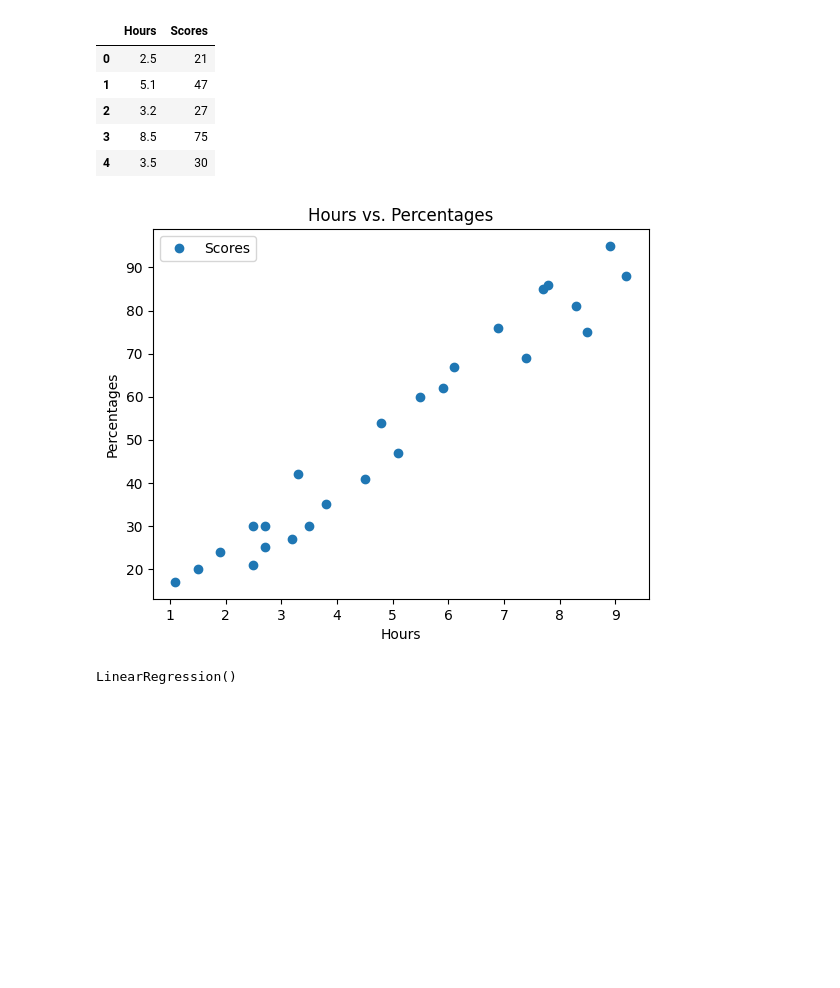
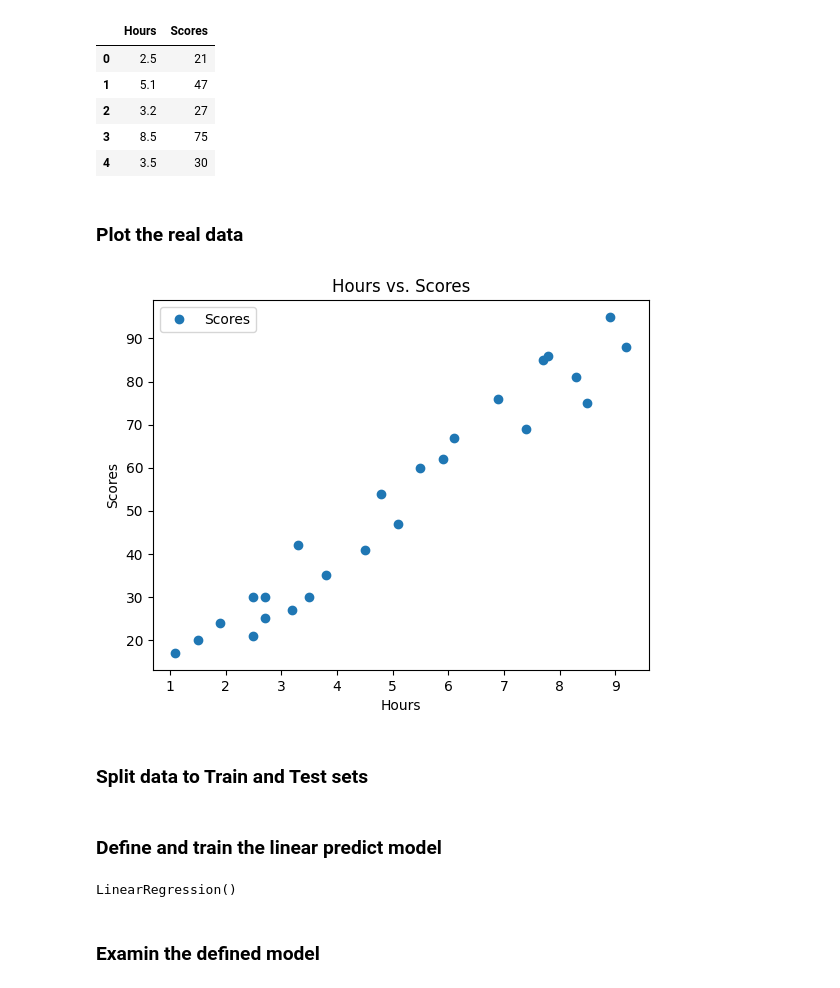
Before and after one commit to MojKazemi/Prediction_GRIP1, a Jupyter notebook: Task_1.ipynb, the cells around one changed output. Saved outputs shown, nothing was run; the diff lists cells and outputs as text; code cells hidden in the pictures; blank space fills up the shorter version.

```diff
--- a/Task_1.ipynb
+++ b/Task_1.ipynb
@@ -33,25 +36,33 @@ data.head()
 | 2 | 3.2 | 27 |
 | 3 | 8.5 | 75 |
 | 4 | 3.5 | 30 |
+# %% [markdown]
+### Plot the real data
 # %%
 data.plot(x='Hours', y='Scores',style= 'o')
-plt.title('Hours vs. Percentages')
+plt.title('Hours vs. Scores')
 plt.xlabel('Hours')
-plt.ylabel('Percentages')
+plt.ylabel('Scores')
 plt.show()
 # %% [output]
-[figure, old version]
+[figure, new version]
 # %%
 x = data['Hours'].values
 x = x.reshape(-1, 1)
 y = data['Scores'].values
+# %% [markdown]
+### Split data to Train and Test sets
 # %%
 x_train,x_test, y_train,y_test = train_test_split(x,y,test_size=.2)
+# %% [markdown]
+### Define and train the linear predict model
 # %%
 model = LinearRegression()
 model.fit(x_train,y_train)
 # %% [output]
 LinearRegression()
+# %% [markdown]
+### Examin the defined model
 # %%
 y_hat = model.predict(x_test)
 error = y_test - y_hat
```
Also changed, not shown: parts of 9 cells of this notebook.
